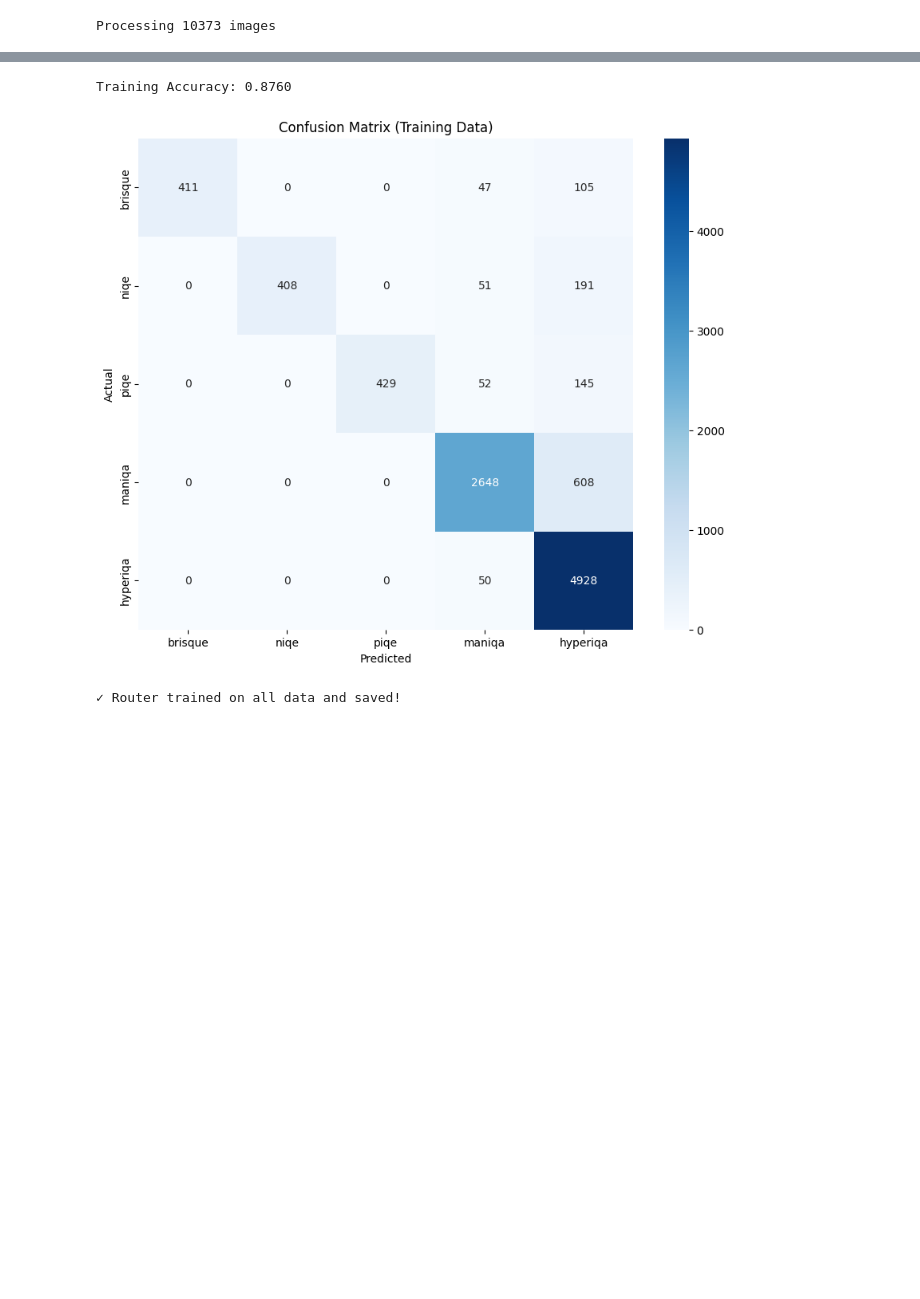
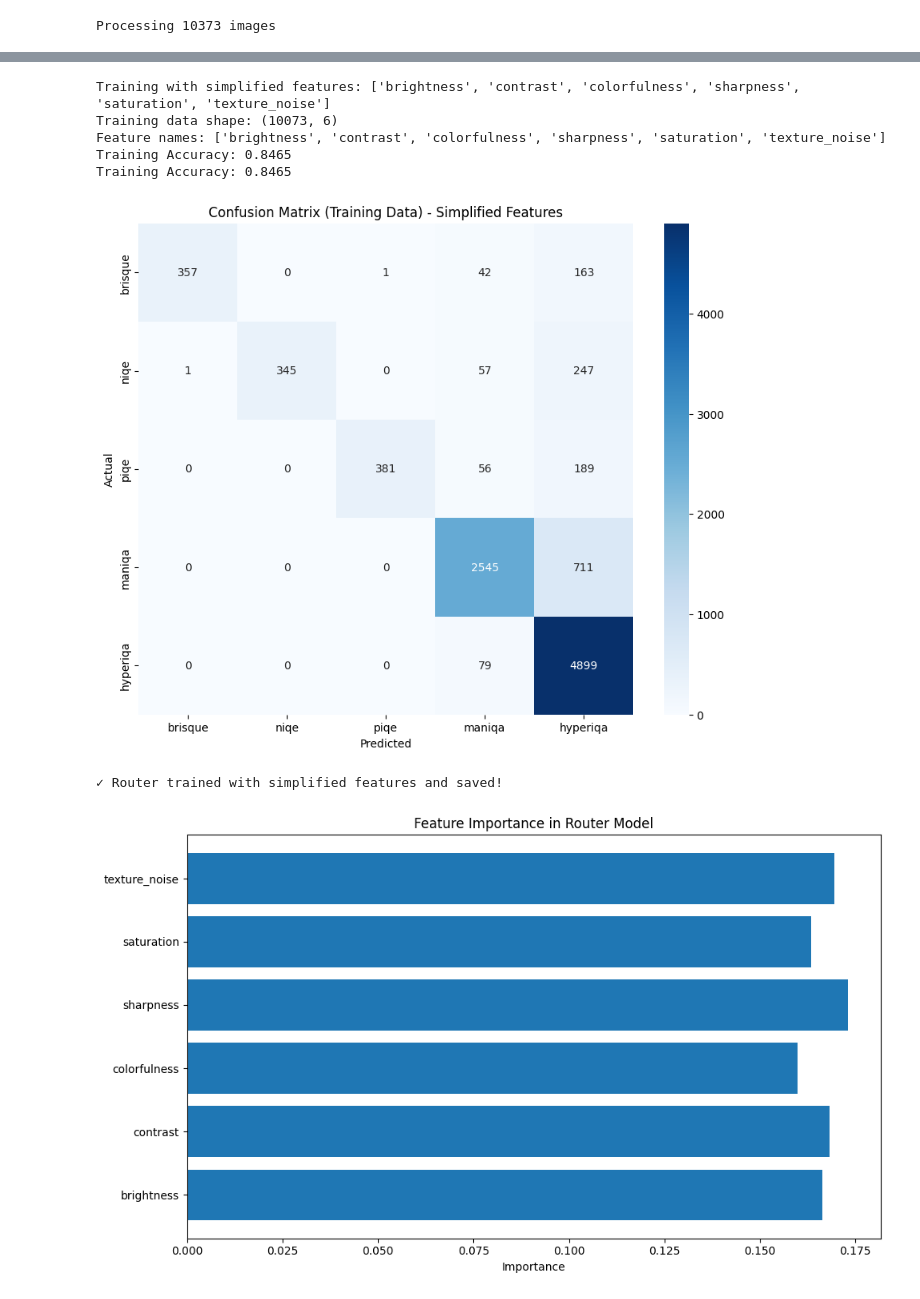
Before and after one commit to aryamaddel/DIQA, a Jupyter notebook: DIQA_Pipeline.ipynb, the cells around one changed output, grey strips where cells are left out. Saved outputs shown, nothing was run; the diff lists cells and outputs as text; code cells hidden in the pictures; blank space fills up the shorter version.

```diff
--- a/DIQA_Pipeline.ipynb
+++ b/DIQA_Pipeline.ipynb
@@ -18,0 +41,19 @@ print(df_features.shape)
+# %%
+# Display feature statistics
+import matplotlib.pyplot as plt
+
+fig, axes = plt.subplots(2, 3, figsize=(15, 10))
+axes = axes.ravel()
+
+for i, feature in enumerate(feature_names):
+    axes[i].hist(df_features[feature], bins=30, alpha=0.7, edgecolor="black")
+    axes[i].set_title(f'{feature.replace("_", " ").title()}')
+    axes[i].set_xlabel("Value")
+    axes[i].set_ylabel("Frequency")
+    axes[i].grid(True, alpha=0.3)
+
+plt.tight_layout()
+plt.show()
+
+print("\nFeature Summary Statistics:")
+print(df_features[feature_names].describe())
@@ -86,4 +149,5 @@ Dataset: (10073, 22)
 # %%
+# Train router using simplified features
 from xgboost import XGBClassifier
 from sklearn.preprocessing import StandardScaler
 from sklearn.metrics import confusion_matrix
@@ -92,41 +156,64 @@ import seaborn as sns
 import joblib
 
 df = pd.read_csv("router_training_data.csv")
+print(f"Training with simplified features: {feature_names}")
+
+# Use only the 6 simplified features
 X = df[feature_names].values
 y = df["best_method_label"].values
+
+print(f"Training data shape: {X.shape}")
+print(f"Feature names: {feature_names}")
 
 # Train on ALL data (no split - you'll test on separate dataset later)
 scaler = StandardScaler()
 X_scaled = scaler.fit_transform(X)
 
 router = XGBClassifier(n_estimators=100, random_state=42)
 router.fit(X_scaled, y, verbose=50)
 
 # Training performance
 y_pred = router.predict(X_scaled)
 print(f"Training Accuracy: {np.mean(y_pred == y):.4f}")
 
 # Confusion matrix on training data
 cm = confusion_matrix(y, y_pred)
 plt.figure(figsize=(10, 8))
 sns.heatmap(
     cm,
     annot=True,
     fmt="d",
     cmap="Blues",
     xticklabels=iqa_methods,
     yticklabels=iqa_methods,
 )
-plt.title("Confusion Matrix (Training Data)")
+plt.title("Confusion Matrix (Training Data) - Simplified Features")
 plt.xlabel("Predicted")
 plt.ylabel("Actual")
 plt.show()
 
 # Save router and scaler
 router.save_model("router_xgb.json")
 joblib.dump(scaler, "scaler.pkl")
-print("\n✓ Router trained on all data and saved!")
+print("\n✓ Router trained with simplified features and saved!")
+
+# Display feature importance
+feature_importance = router.feature_importances_
+plt.figure(figsize=(10, 6))
+plt.barh(feature_names, feature_importance)
+plt.title("Feature Importance in Router Model")
+plt.xlabel("Importance")
+plt.tight_layout()
+plt.show()
+
+for i, (feature, importance) in enumerate(zip(feature_names, feature_importance)):
+    print(f"{i+1}. {feature.replace('_', ' ').title()}: {importance:.4f}")
 # %% [output]
-Training Accuracy: 0.8760
+Training with simplified features: ['brightness', 'contrast', 'colorfulness', 'sharpness', 'saturation', 'texture_noise']
+Training data shape: (10073, 6)
+Feature names: ['brightness', 'contrast', 'colorfulness', 'sharpness', 'saturation', 'texture_noise']
+Training Accuracy: 0.8465
+Training Accuracy: 0.8465
-[figure, old version]
+[figure, new version]
-✓ Router trained on all data and saved!
+✓ Router trained with simplified features and saved!
+[figure, added]
```
Also changed, not shown: parts of 6 cells of this notebook, 6 other files.
